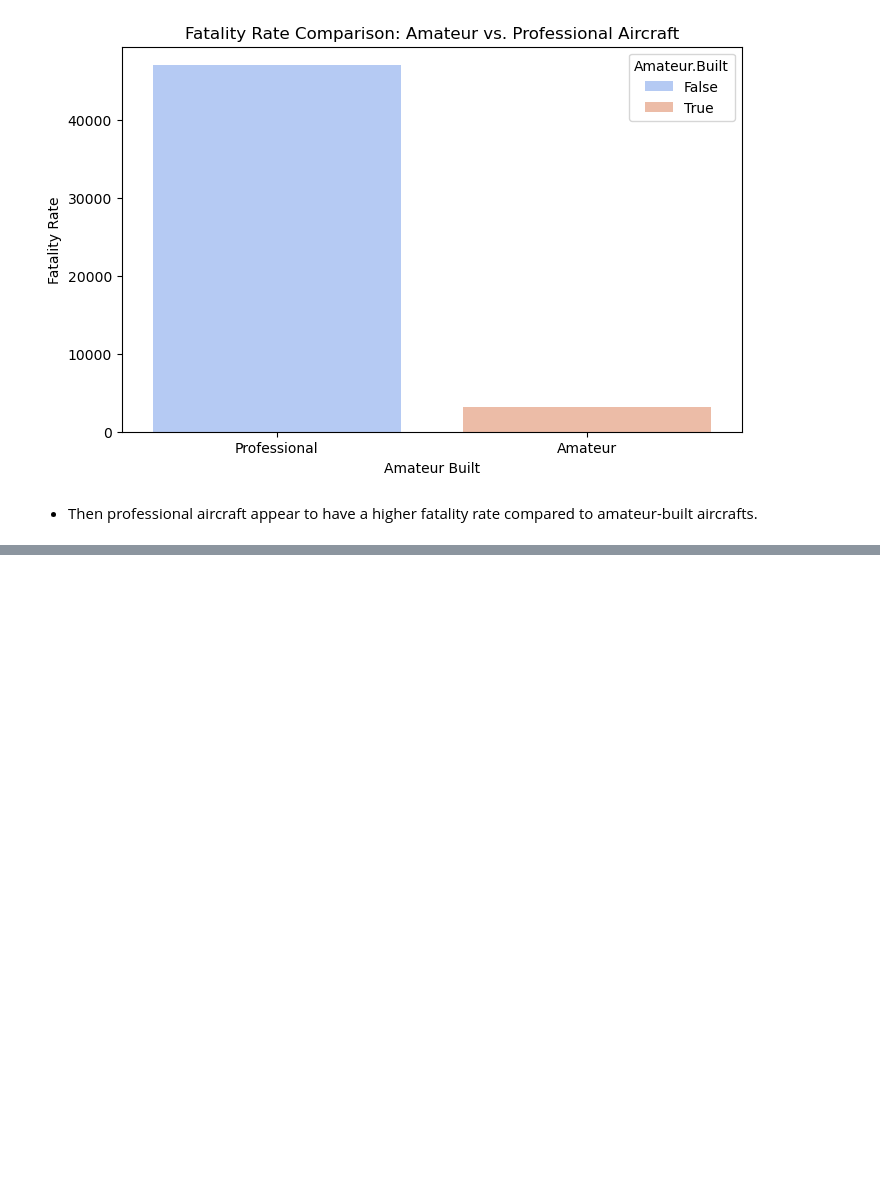
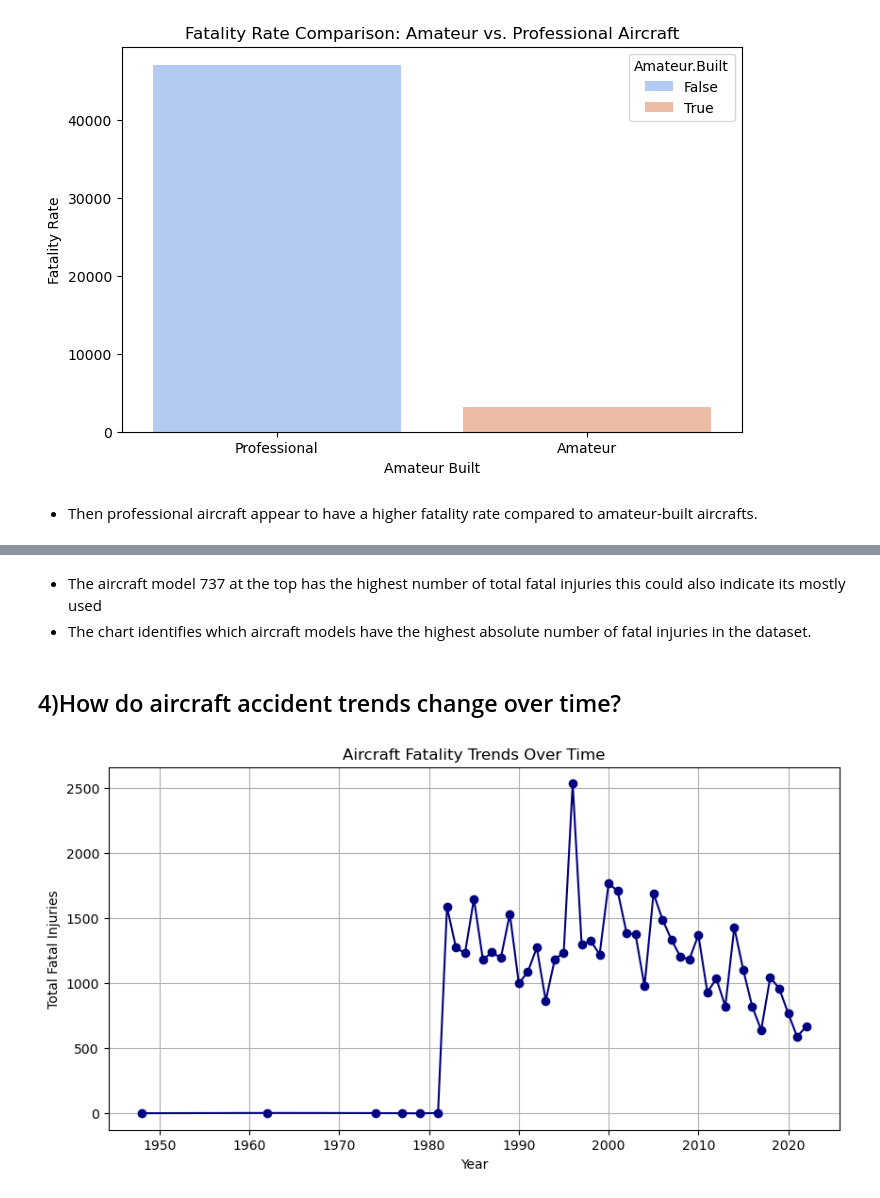
Before and after one commit to FAITHKAMANDE/AviData-Analytics, a Jupyter notebook: NoteBook.ipynb, the cells around one changed output, grey strips where cells are left out. Saved outputs shown, nothing was run; the diff lists cells and outputs as text; code cells hidden in the pictures; blank space fills up the shorter version.

```diff
--- a/NoteBook.ipynb
+++ b/NoteBook.ipynb
@@ -1092,0 +1111,19 @@ KeyError: 'Incident.Severity'
+# %% [markdown]
+- The aircraft model 737 at the top has the highest number of total fatal injuries this could also indicate its mostly used
+- The chart identifies which aircraft models have the highest absolute number of fatal injuries in the dataset.
+# %% [markdown]
+## 4)How do aircraft accident trends change over time?
+# %%
+avidatacopy["Year"] = pd.to_datetime(avidatacopy["Event.Date"]).dt.year
+yearly_trends = avidatacopy.groupby("Year")["Total.Fatal.Injuries"].sum()
+
+plt.figure(figsize=(10, 5))
+plt.plot(yearly_trends.index, yearly_trends.values, marker="o", linestyle="-", color="navy")
+
+plt.xlabel("Year")
+plt.ylabel("Total Fatal Injuries")
+plt.title("Aircraft Fatality Trends Over Time")
+plt.grid(True)
+plt.show()
+# %% [output]
+[figure, added]
```
Also changed, not shown: parts of 9 cells of this notebook.
